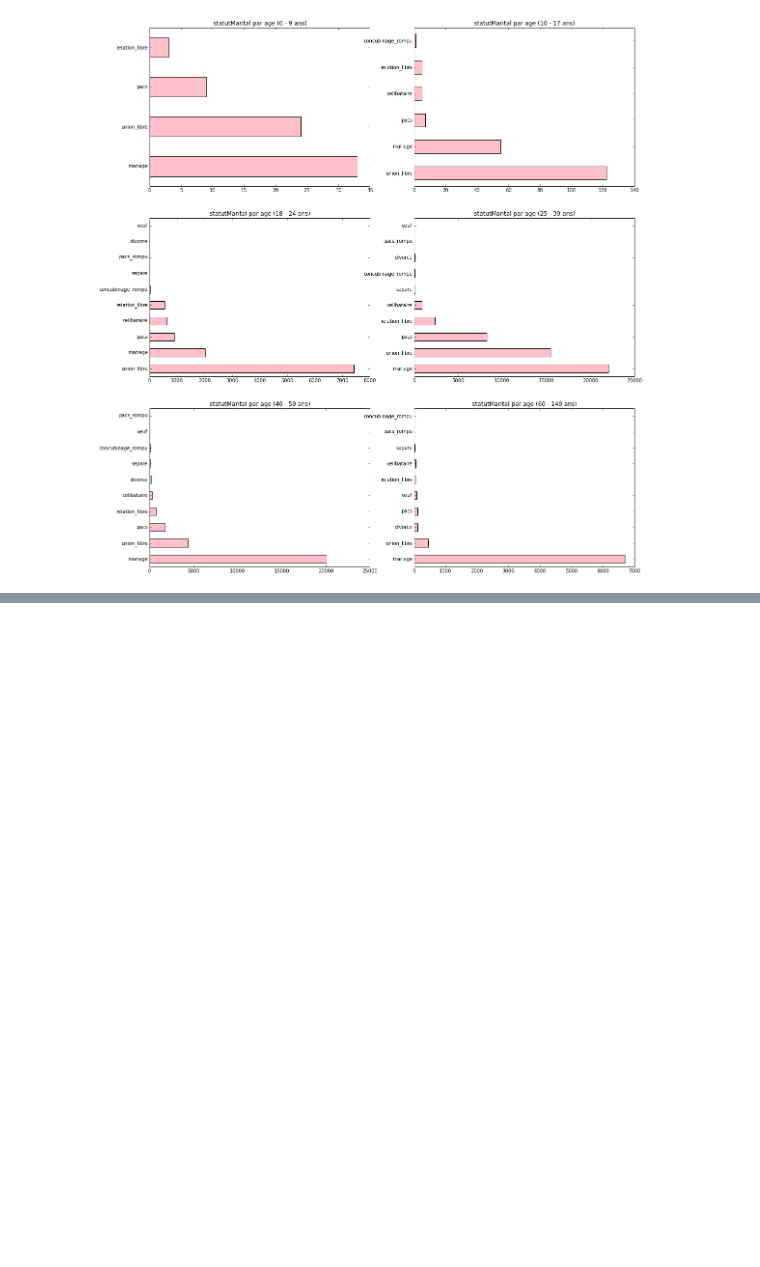
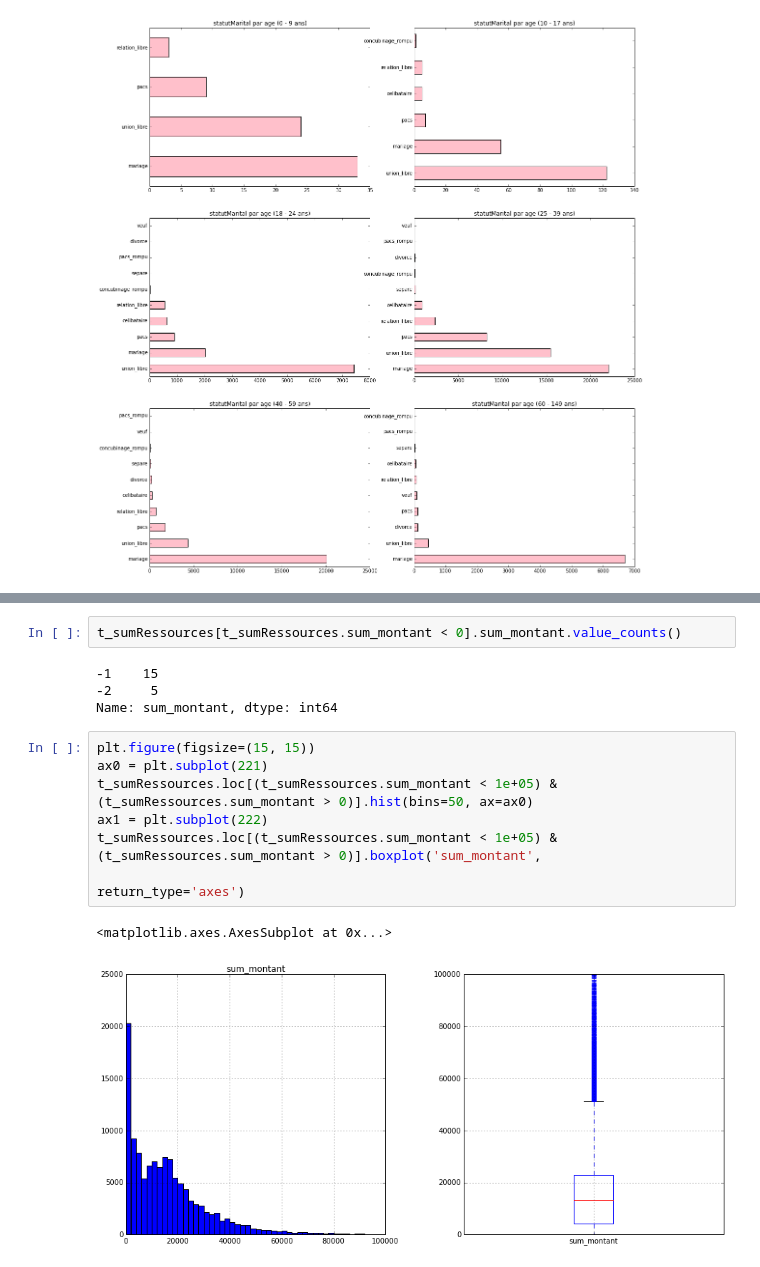
Before and after one commit to betagouv/mes-aides-analytics, a Jupyter notebook: python/stats_descr.ipynb, the cells around one changed output, grey strips where cells are left out. Cells and saved outputs as stored; diff of their text form; blank space fills up the shorter version.

```diff
--- a/python/stats_descr.ipynb
+++ b/python/stats_descr.ipynb
@@ -727,0 +755,16 @@ t_simulations[t_simulations._id == '5566dc09b6b1363e267b933b'].individus.iloc[0]
+# %%
+t_sumRessources[t_sumRessources.sum_montant < 0].sum_montant.value_counts()
+# %% [output]
+-1    15
+-2     5
+Name: sum_montant, dtype: int64
+# %%
+plt.figure(figsize=(15, 15))
+ax0 = plt.subplot(221)
+t_sumRessources.loc[(t_sumRessources.sum_montant < 1e+05) & (t_sumRessources.sum_montant > 0)].hist(bins=50, ax=ax0)
+ax1 = plt.subplot(222)
+t_sumRessources.loc[(t_sumRessources.sum_montant < 1e+05) & (t_sumRessources.sum_montant > 0)].boxplot('sum_montant',
+                                                                                                      return_type='axes')
+# %% [output]
+<matplotlib.axes.AxesSubplot at 0x...>
+[figure, added]
```
Also changed, not shown: parts of 17 cells of this notebook.
